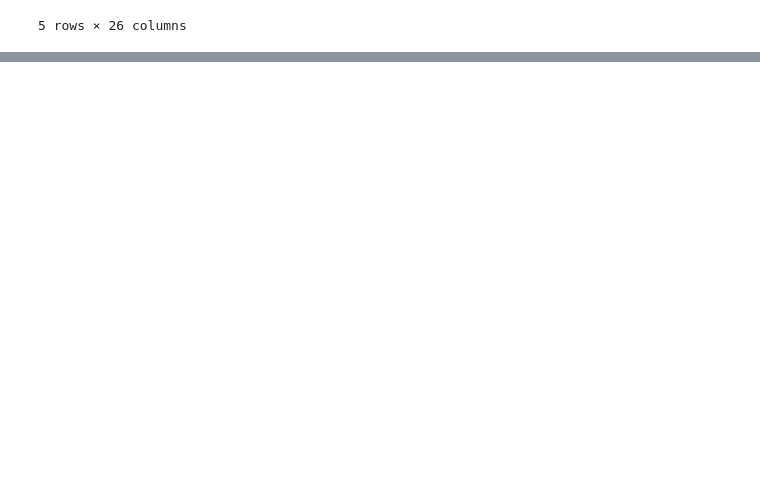
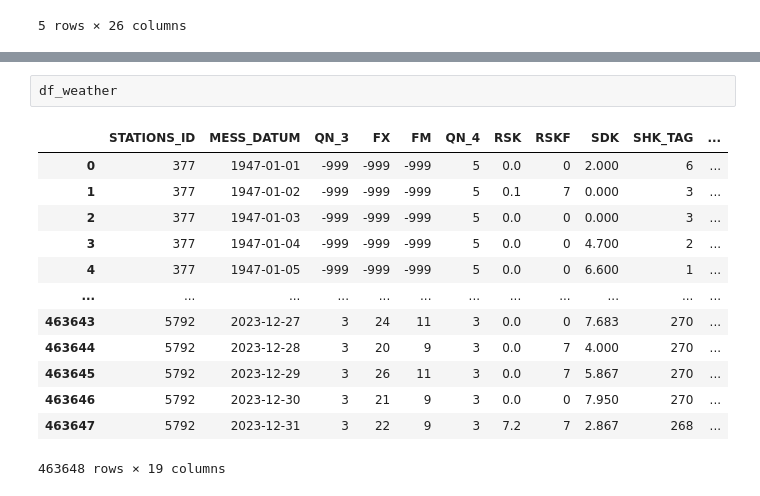
Before and after one commit to turulix/BI_Projekt2.0, a Jupyter notebook: ronja.ipynb, the cells around one changed output, grey strips where cells are left out. Saved outputs shown, nothing was run; the diff lists cells and outputs as text; blank space fills up the shorter version.

```diff
--- a/ronja.ipynb
+++ b/ronja.ipynb
@@ -34,0 +59,16 @@ df_gastro.head()
+# %%
+df_weather
+# %% [output]
+|  | STATIONS_ID | MESS_DATUM | QN_3 | FX | FM | QN_4 | RSK | RSKF | SDK | SHK_TAG | ... |
+| 0 | 377 | 1947-01-01 | -999 | -999 | -999 | 5 | 0.0 | 0 | 2.000 | 6 | ... |
+| 1 | 377 | 1947-01-02 | -999 | -999 | -999 | 5 | 0.1 | 7 | 0.000 | 3 | ... |
+| 2 | 377 | 1947-01-03 | -999 | -999 | -999 | 5 | 0.0 | 0 | 0.000 | 3 | ... |
+| 3 | 377 | 1947-01-04 | -999 | -999 | -999 | 5 | 0.0 | 0 | 4.700 | 2 | ... |
+| 4 | 377 | 1947-01-05 | -999 | -999 | -999 | 5 | 0.0 | 0 | 6.600 | 1 | ... |
+| ... | ... | ... | ... | ... | ... | ... | ... | ... | ... | ... | ... |
+| 463643 | 5792 | 2023-12-27 | 3 | 24 | 11 | 3 | 0.0 | 0 | 7.683 | 270 | ... |
+| 463644 | 5792 | 2023-12-28 | 3 | 20 | 9 | 3 | 0.0 | 7 | 4.000 | 270 | ... |
+| 463645 | 5792 | 2023-12-29 | 3 | 26 | 11 | 3 | 0.0 | 7 | 5.867 | 270 | ... |
+| 463646 | 5792 | 2023-12-30 | 3 | 21 | 9 | 3 | 0.0 | 0 | 7.950 | 270 | ... |
+| 463647 | 5792 | 2023-12-31 | 3 | 22 | 9 | 3 | 7.2 | 7 | 2.867 | 268 | ... |
+463648 rows × 19 columns
```
Also changed, not shown: parts of 5 cells of this notebook.
